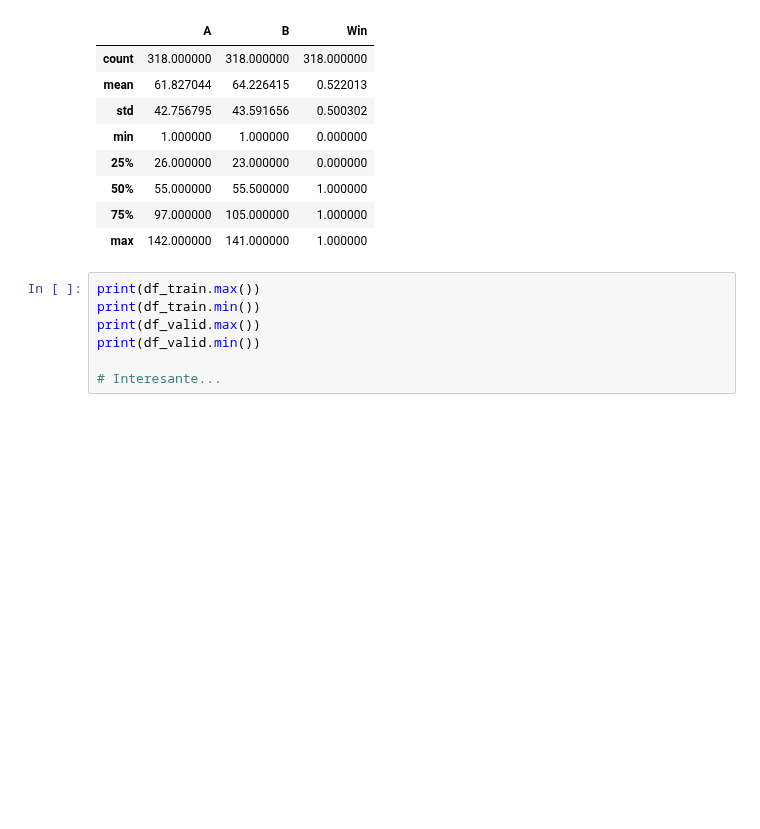
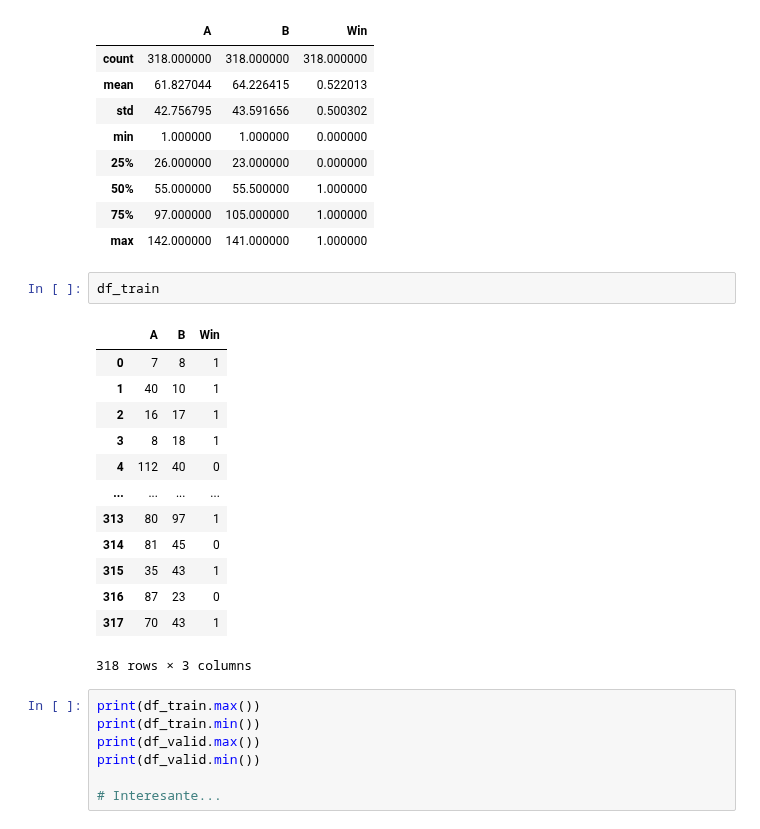
Before and after one commit to roicort/PCIC, a Jupyter notebook: ML/T2/3-Juegos.ipynb, the cells around one changed output. Saved outputs shown, nothing was run; the diff lists cells and outputs as text; blank space fills up the shorter version.

```diff
--- a/ML/T2/3-Juegos.ipynb
+++ b/ML/T2/3-Juegos.ipynb
@@ -59,6 +59,22 @@ df_train.describe()
 | 50% | 55.000000 | 55.500000 | 1.000000 |
 | 75% | 97.000000 | 105.000000 | 1.000000 |
 | max | 142.000000 | 141.000000 | 1.000000 |
+# %%
+df_train
+# %% [output]
+|  | A | B | Win |
+| 0 | 7 | 8 | 1 |
+| 1 | 40 | 10 | 1 |
+| 2 | 16 | 17 | 1 |
+| 3 | 8 | 18 | 1 |
+| 4 | 112 | 40 | 0 |
+| ... | ... | ... | ... |
+| 313 | 80 | 97 | 1 |
+| 314 | 81 | 45 | 0 |
+| 315 | 35 | 43 | 1 |
+| 316 | 87 | 23 | 0 |
+| 317 | 70 | 43 | 1 |
+318 rows × 3 columns
 # %%
 print(df_train.max())
 print(df_train.min())
```
Also changed, not shown: parts of 7 cells of this notebook, 2 other files.
